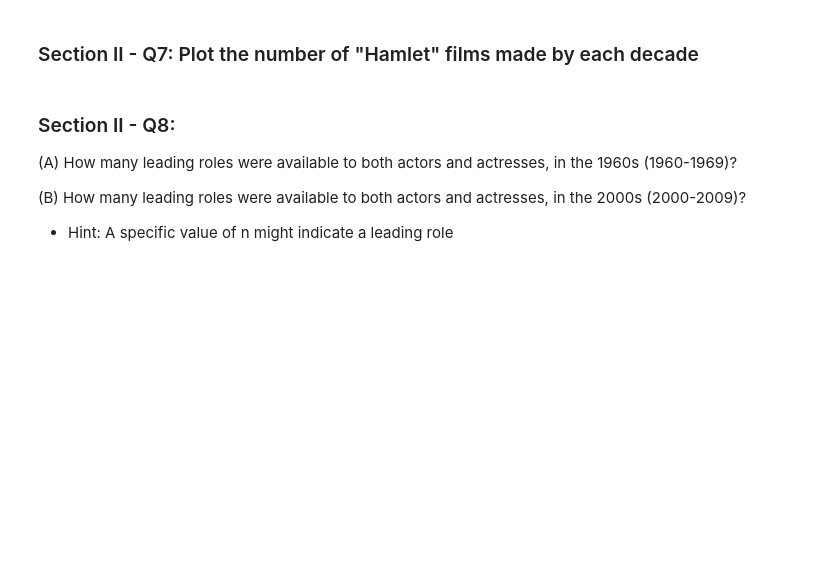
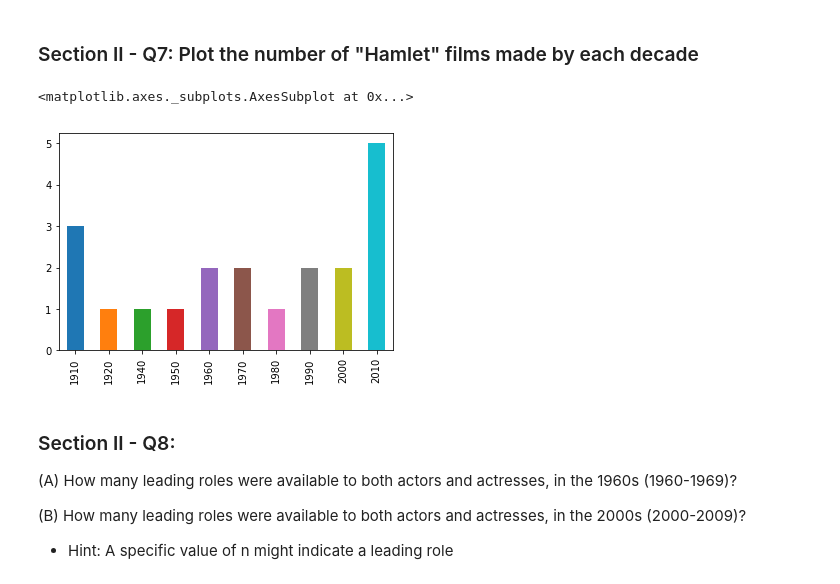
Before and after one commit to Gan001/Data-Wrangling, a Jupyter notebook: mini-project_pandas/Mini_Project_Data_Wrangling_Pandas.ipynb, the cells around one changed output. Cells and saved outputs as stored; diff of their text form; code cells hidden in the pictures; blank space fills up the shorter version.

```diff
--- a/mini-project_pandas/Mini_Project_Data_Wrangling_Pandas.ipynb
+++ b/mini-project_pandas/Mini_Project_Data_Wrangling_Pandas.ipynb
@@ -685,6 +685,19 @@ Text(0, 0.5, 'Number of Position')
 [figure]
 # %% [markdown]
 ### Section II - Q7: Plot the number of "Hamlet" films made by each decade
+# %%
+#create hamlet df
+hamlet_decade_df = movies[movies.title == 'Hamlet']
+
+#convert to years to decade
+hamlet_decade = hamlet_decade_df.year % 10
+hamlet_decade = hamlet_decade_df.year - hamlet_decade
+
+#plot
+hamlet_decade.value_counts().sort_index().plot(kind='bar')
+# %% [output]
+<matplotlib.axes._subplots.AxesSubplot at 0x...>
+[figure, added]
 # %% [markdown]
 ### Section II - Q8:
 
```
Also changed, not shown: parts of 4 cells of this notebook.
